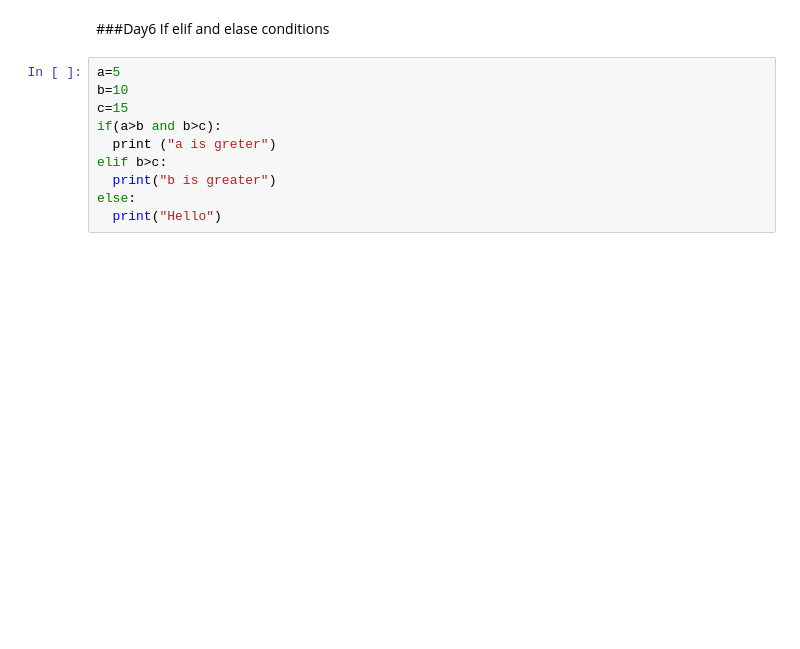
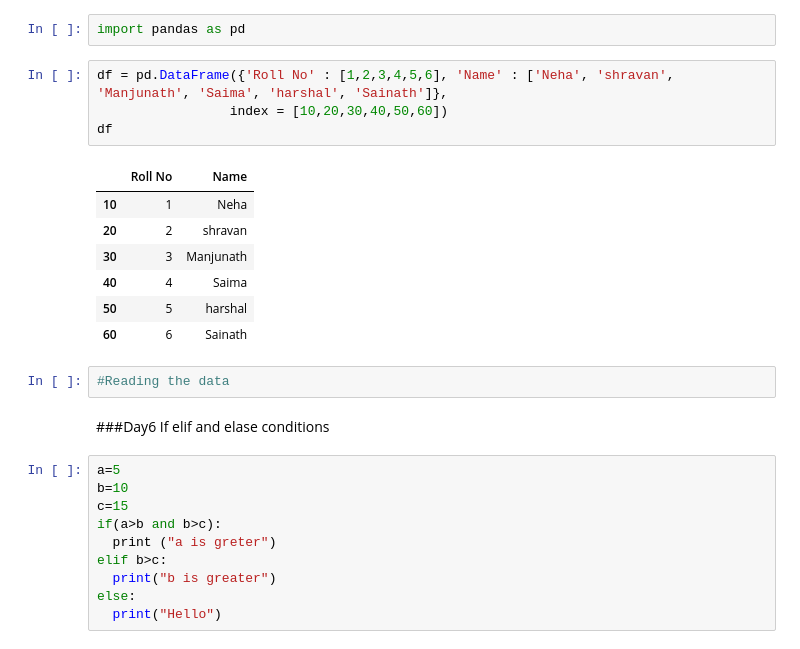
Before and after one commit to ShravanJadhav/DataScience_Practice, a Jupyter notebook: DataScience_Python.ipynb, the cells around one changed output. Saved outputs shown, nothing was run; the diff lists cells and outputs as text; blank space fills up the shorter version.

```diff
--- a/DataScience_Python.ipynb
+++ b/DataScience_Python.ipynb
@@ -1,3 +46,19 @@
+# %%
+import pandas as pd
+# %%
+df = pd.DataFrame({'Roll No' : [1,2,3,4,5,6], 'Name' : ['Neha', 'shravan', 'Manjunath', 'Saima', 'harshal', 'Sainath']},
+                 index = [10,20,30,40,50,60])
+df
+# %% [output]
+|  | Roll No | Name |
+| 10 | 1 | Neha |
+| 20 | 2 | shravan |
+| 30 | 3 | Manjunath |
+| 40 | 4 | Saima |
+| 50 | 5 | harshal |
+| 60 | 6 | Sainath |
+# %%
+#Reading the data
 # %% [markdown]
 ###Day6
 If elif and elase conditions
```
Also changed, not shown: parts of 5 cells of this notebook.
